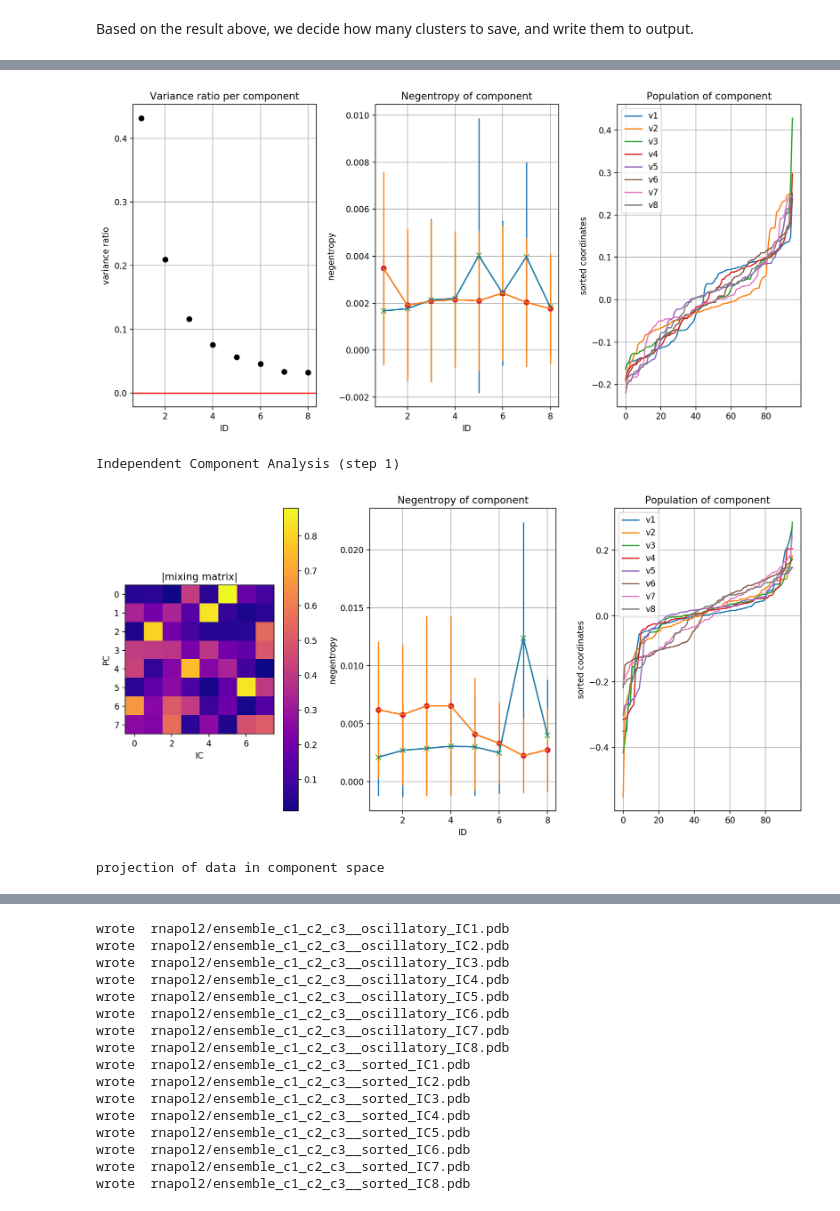
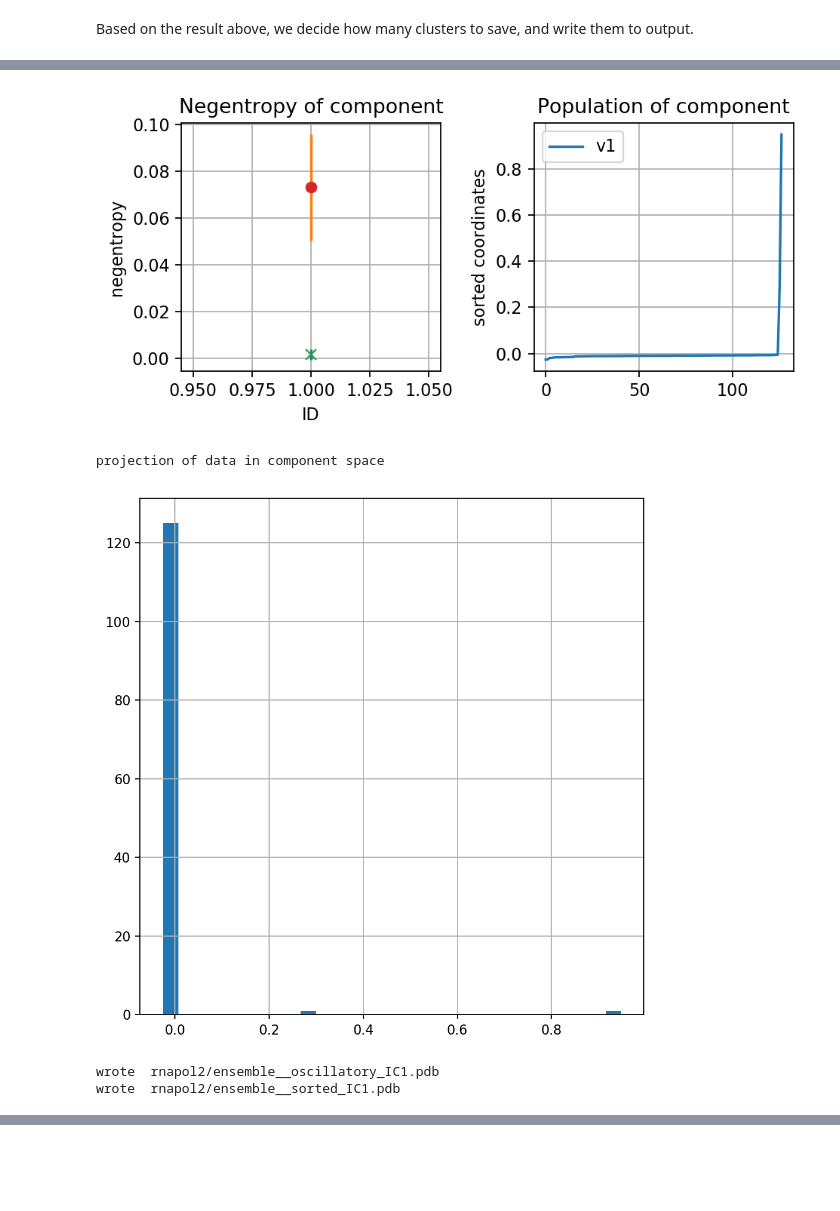
Before and after one commit to fredericpoitevin/IsCAn, a Jupyter notebook: projects/summarizePDB/Component Analyses of a PDB ensemble.ipynb, the cells around one changed output, grey strips where cells are left out. Cells and saved outputs as stored; diff of their text form; code cells hidden in the pictures; blank space fills up the shorter version.

```diff
--- a/projects/summarizePDB/Component Analyses of a PDB ensemble.ipynb
+++ b/projects/summarizePDB/Component Analyses of a PDB ensemble.ipynb
@@ -6,8 +6,8 @@ import src.components as cmpnt
 # %% [markdown]
 `filename` is the input PDB file containing the structural ensemble, and `jobname` is the basename of all output files from the analysis.
 # %%
-filename = 'rnapol2/ensemble_c1_c2_cluster_3.pdb'
-jobname  = 'rnapol2/ensemble_c1_c2_c3_'
+filename = 'data/rnapol2_ensemble.pdb'
+jobname  = 'rnapol2/ensemble_'
 # %% [markdown]
 Load dataset and filter out eventual outliers (any point above ic_thresh - not used here)
 # %%
@@ -22,7 +22,7 @@ clusters = cmpnt.cluster(traj_new,ids_new,title=jobname)
 # %% [markdown]
 Based on the result above, we decide how many clusters to save, and write them to output.
 # %%
-n_clusters=10
+n_clusters=3
 cmpnt.cluster_split(traj_new,ids_new,clusters,n_clusters,title=jobname)
 assignment = cmpnt.get_assignment(clusters,n_clusters)
 v, m, x = cmpnt.analyses(traj_new,ids_new,c=assignment,title=jobname)
@@ -48,5 +48,6 @@ wrote  rnapol2/ensemble_c1_c2_c3_cluster_3_mean.pdb  :  ['3rzd+00.cif' '3rzo+00.
 Principal Component Analysis (step 0)
-[figure, old version]
+[figure, new version]
-Independent Component Analysis (step 1)
+projection of data in component space
-[figure, old version]
+[figure, new version]
-projection of data in component space
+wrote  rnapol2/ensemble__oscillatory_IC1.pdb
+wrote  rnapol2/ensemble__sorted_IC1.pdb
@@ -54,16 +53,0 @@ projection of data in component space
-wrote  rnapol2/ensemble_c1_c2_c3__oscillatory_IC1.pdb
-wrote  rnapol2/ensemble_c1_c2_c3__oscillatory_IC2.pdb
-wrote  rnapol2/ensemble_c1_c2_c3__oscillatory_IC3.pdb
-wrote  rnapol2/ensemble_c1_c2_c3__oscillatory_IC4.pdb
-wrote  rnapol2/ensemble_c1_c2_c3__oscillatory_IC5.pdb
-wrote  rnapol2/ensemble_c1_c2_c3__oscillatory_IC6.pdb
-wrote  rnapol2/ensemble_c1_c2_c3__oscillatory_IC7.pdb
-wrote  rnapol2/ensemble_c1_c2_c3__oscillatory_IC8.pdb
-wrote  rnapol2/ensemble_c1_c2_c3__sorted_IC1.pdb
-wrote  rnapol2/ensemble_c1_c2_c3__sorted_IC2.pdb
-wrote  rnapol2/ensemble_c1_c2_c3__sorted_IC3.pdb
-wrote  rnapol2/ensemble_c1_c2_c3__sorted_IC4.pdb
-wrote  rnapol2/ensemble_c1_c2_c3__sorted_IC5.pdb
-wrote  rnapol2/ensemble_c1_c2_c3__sorted_IC6.pdb
-wrote  rnapol2/ensemble_c1_c2_c3__sorted_IC7.pdb
-wrote  rnapol2/ensemble_c1_c2_c3__sorted_IC8.pdb
```
Also changed, not shown: parts of 2 cells of this notebook, 3 other files.
